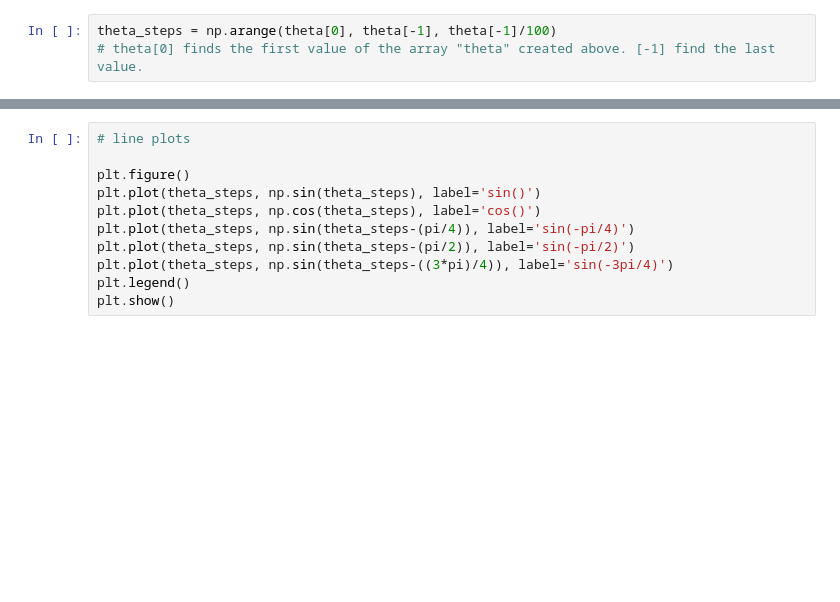
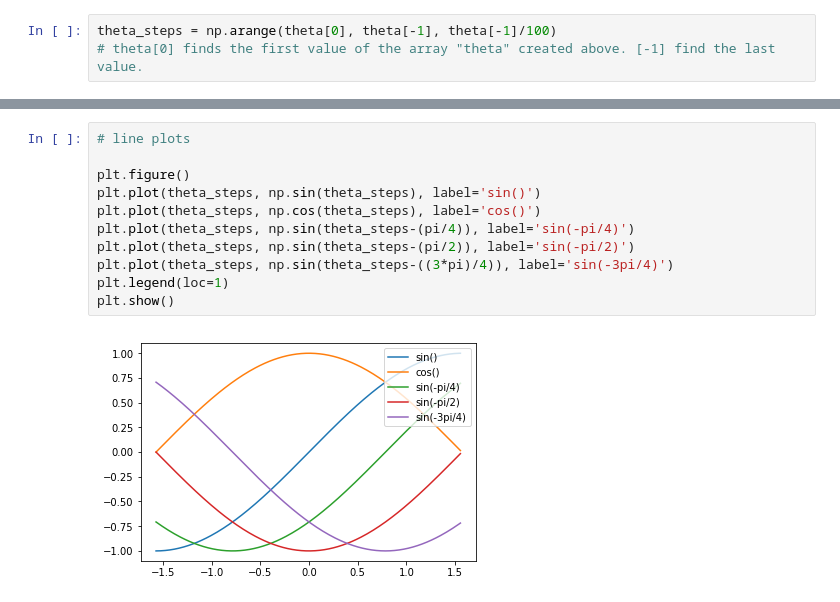
Before and after one commit to PinkShnack/Teaching_Undergrad, a Jupyter notebook: Tutorial 1. Q. 2.4.ipynb, the cells around one changed output, grey strips where cells are left out. Cells and saved outputs as stored; diff of their text form; blank space fills up the shorter version.

```diff
--- a/Tutorial 1. Q. 2.4.ipynb
+++ b/Tutorial 1. Q. 2.4.ipynb
@@ -43,14 +47,16 @@ plt.show()
 # %%
 # line plots
 
 plt.figure()
 plt.plot(theta_steps, np.sin(theta_steps), label='sin()')
 plt.plot(theta_steps, np.cos(theta_steps), label='cos()')
 plt.plot(theta_steps, np.sin(theta_steps-(pi/4)), label='sin(-pi/4)')
 plt.plot(theta_steps, np.sin(theta_steps-(pi/2)), label='sin(-pi/2)')
 plt.plot(theta_steps, np.sin(theta_steps-((3*pi)/4)), label='sin(-3pi/4)')
-plt.legend()
+plt.legend(loc=1)
 plt.show()
+# %% [output]
+[figure, added]
 # %%
 # lots of thetas
 
```
Also changed, not shown: parts of 5 cells of this notebook.
